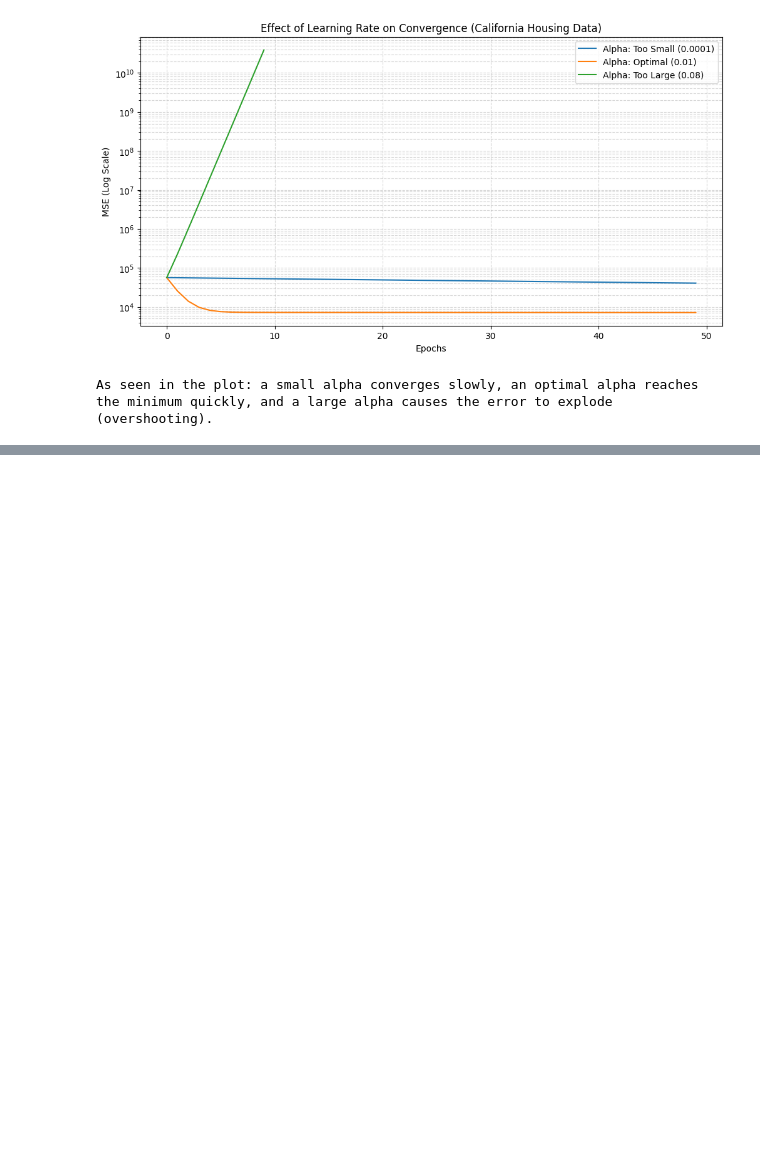
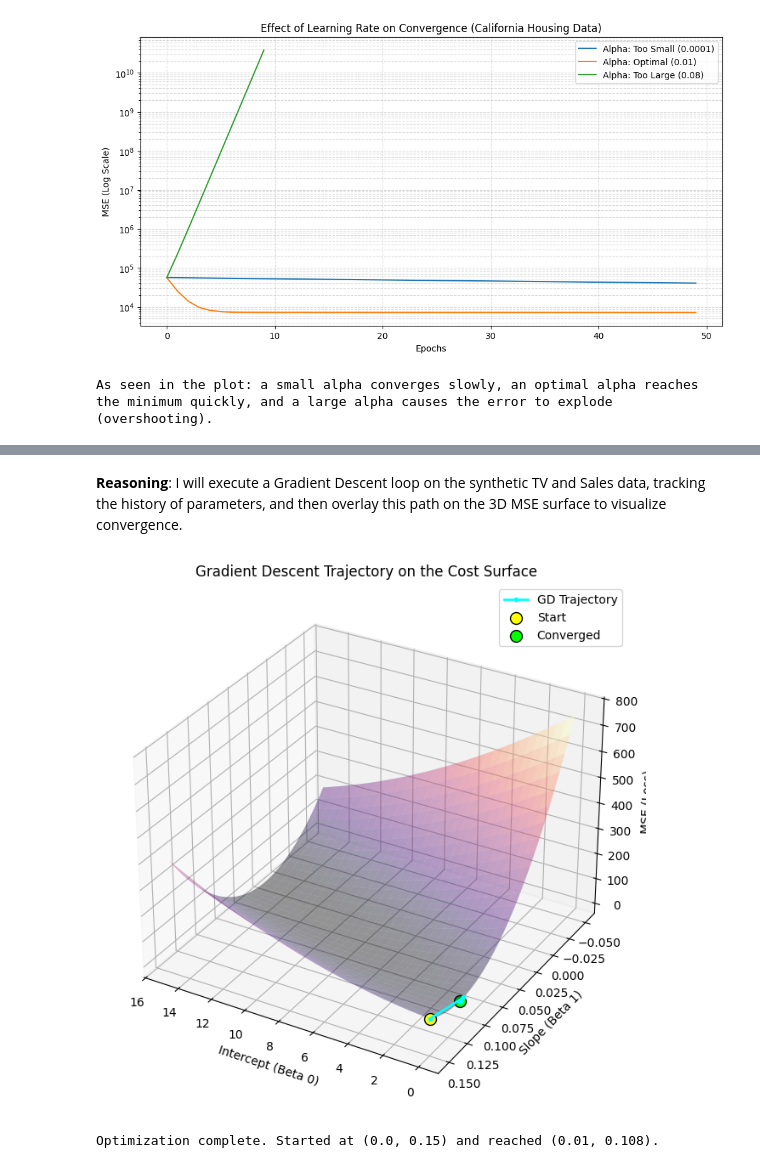
Before and after one commit to saiDan77/nn-from-scratch, a Jupyter notebook: linearReg.ipynb, the cells around one changed output, grey strips where cells are left out. Cells and saved outputs as stored; diff of their text form; code cells hidden in the pictures; blank space fills up the shorter version.

```diff
--- a/linearReg.ipynb
+++ b/linearReg.ipynb
@@ -984,0 +1166,66 @@ As seen in the plot: a small alpha converges slowly, an optimal alpha reaches th
+# %% [markdown]
+**Reasoning**:
+I will execute a Gradient Descent loop on the synthetic TV and Sales data, tracking the history of parameters, and then overlay this path on the 3D MSE surface to visualize convergence.
+# %%
+import numpy as np
+import matplotlib.pyplot as plt
+from mpl_toolkits.mplot3d import Axes3D
+
+# 1. Setup Data and Gradient Descent Parameters
+# tv and sales were defined in previous cells
+n = len(tv)
+beta_0, beta_1 = 0.0, 0.15  # Starting at a high-error point
+learning_rate = 0.00002
+epochs = 50
+
+trajectory_b0 = []
+trajectory_b1 = []
+trajectory_mse = []
+
+# 2. Gradient Descent Loop with Tracking
+for i in range(epochs):
+    # Record current state
+    y_hat = beta_0 + beta_1 * tv
+    mse = np.mean((sales - y_hat)**2)
+
+    trajectory_b0.append(beta_0)
+    trajectory_b1.append(beta_1)
+    trajectory_mse.append(mse)
+
+    # Calculate Gradients
+    db0 = (-2/n) * np.sum(sales - y_hat)
+    db1 = (-2/n) * np.sum(tv * (sales - y_hat))
+
+    # Update
+    beta_0 -= learning_rate * db0
+    beta_1 -= learning_rate * db1
+
+# 3. Visualization
+fig = plt.figure(figsize=(12, 8))
+ax = fig.add_subplot(111, projection='3d')
+
+# Plot the surface (lower alpha for visibility of the path)
+ax.plot_surface(B0, B1, MSE_surface, cmap='magma', alpha=0.4, edgecolor='none')
+
+# Plot the trajectory path
+ax.plot(trajectory_b0, trajectory_b1, trajectory_mse, color='cyan', marker='o', markersize=3, linewidth=2, label='GD Trajectory', zorder=20)
+
+# Mark Start and End points
+ax.scatter(trajectory_b0[0], trajectory_b1[0], trajectory_mse[0], color='yellow', s=100, label='Start', edgecolors='black', zorder=25)
+ax.scatter(trajectory_b0[-1], trajectory_b1[-1], trajectory_mse[-1], color='lime', s=100, label='Converged', edgecolors='black', zorder=25)
+
+ax.set_xlabel('Intercept (Beta 0)')
+ax.set_ylabel('Slope (Beta 1)')
+ax.set_zlabel('MSE (Loss)')
+ax.set_title('Gradient Descent Trajectory on the Cost Surface')
+ax.legend()
+
+# Adjust view for better perspective of the descent
+ax.view_init(elev=30, azim=120)
+
+plt.show()
+
+print(f"Optimization complete. Started at ({trajectory_b0[0]}, {trajectory_b1[0]}) and reached ({beta_0:.2f}, {beta_1:.3f}).")
+# %% [output]
+[figure, added]
+Optimization complete. Started at (0.0, 0.15) and reached (0.01, 0.108).
```
Also changed, not shown: parts of 54 cells of this notebook.
